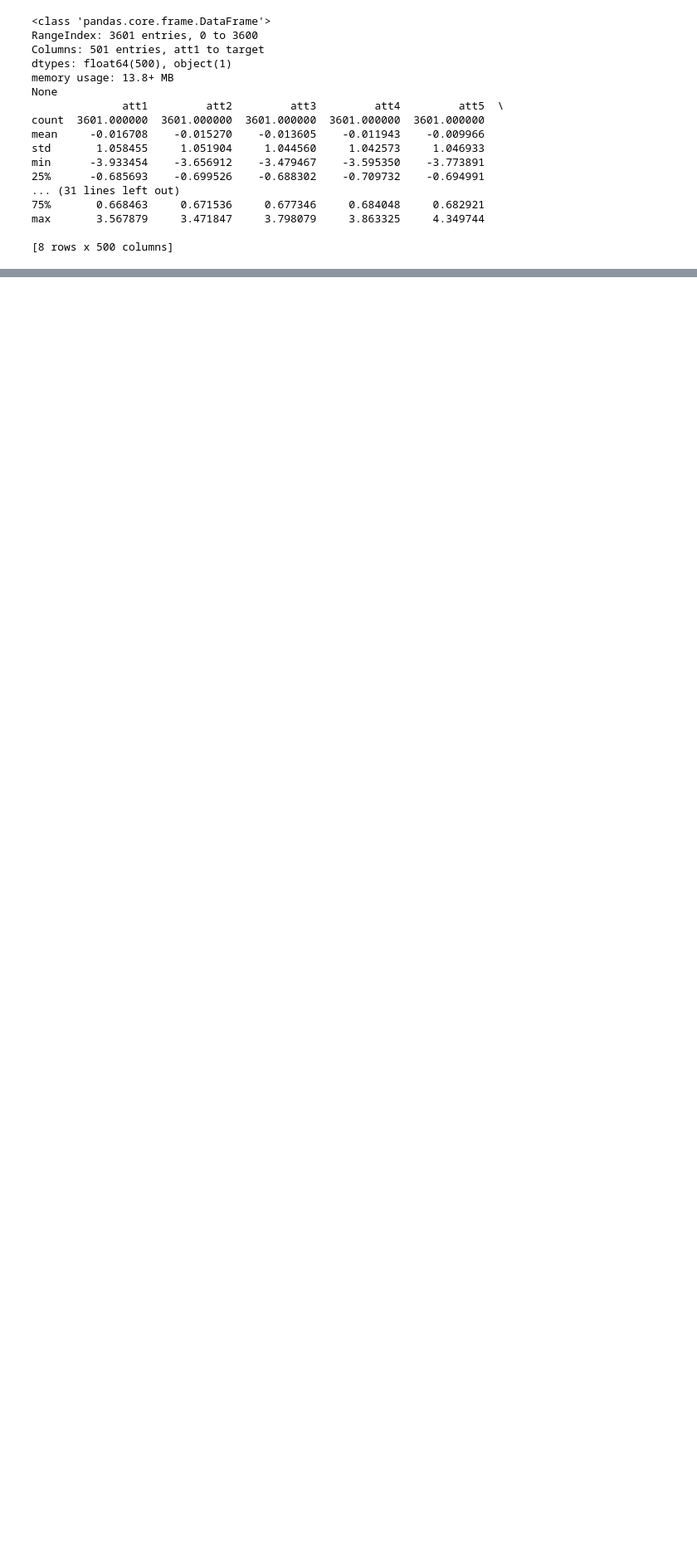
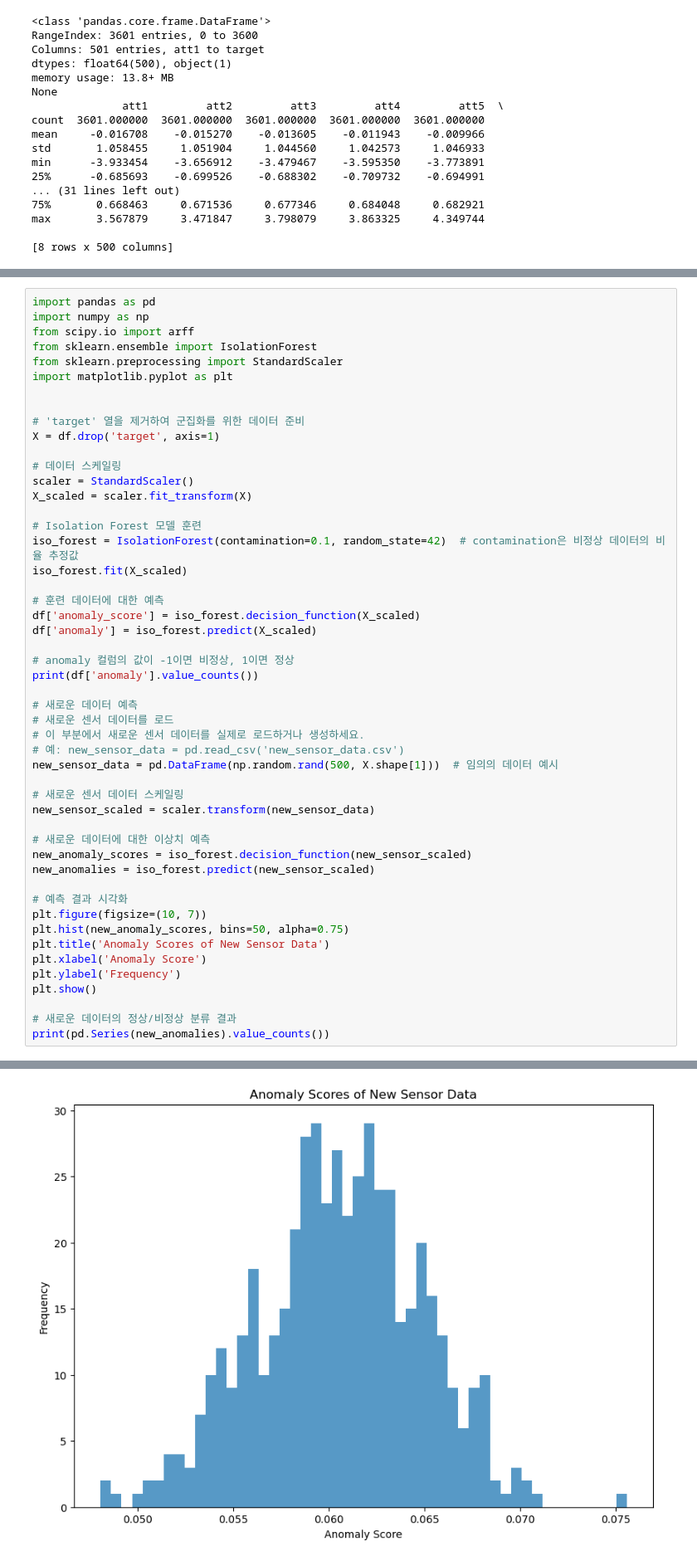
Before and after one commit to 1TAEKIM/Improvement-of-defect-rate, a Jupyter notebook: KMeans.ipynb, the cells around one changed output, grey strips where cells are left out. Shown at 83% size. Drawn from its saved outputs; the diff is of its cells as text; blank space fills up the shorter version.

```diff
--- a/KMeans.ipynb
+++ b/KMeans.ipynb
@@ -163,0 +242,51 @@ max       3.567879     3.471847     3.798079     3.863325     4.349744
+# %%
+import pandas as pd
+import numpy as np
+from scipy.io import arff
+from sklearn.ensemble import IsolationForest
+from sklearn.preprocessing import StandardScaler
+import matplotlib.pyplot as plt
+
+
+# 'target' 열을 제거하여 군집화를 위한 데이터 준비
+X = df.drop('target', axis=1)
+
+# 데이터 스케일링
+scaler = StandardScaler()
+X_scaled = scaler.fit_transform(X)
+
+# Isolation Forest 모델 훈련
+iso_forest = IsolationForest(contamination=0.1, random_state=42)  # contamination은 비정상 데이터의 비율 추정값
+iso_forest.fit(X_scaled)
+
+# 훈련 데이터에 대한 예측
+df['anomaly_score'] = iso_forest.decision_function(X_scaled)
+df['anomaly'] = iso_forest.predict(X_scaled)
+
+# anomaly 컬럼의 값이 -1이면 비정상, 1이면 정상
+print(df['anomaly'].value_counts())
+
+# 새로운 데이터 예측
+# 새로운 센서 데이터를 로드
+# 이 부분에서 새로운 센서 데이터를 실제로 로드하거나 생성하세요.
+# 예: new_sensor_data = pd.read_csv('new_sensor_data.csv')
+new_sensor_data = pd.DataFrame(np.random.rand(500, X.shape[1]))  # 임의의 데이터 예시
+
+# 새로운 센서 데이터 스케일링
+new_sensor_scaled = scaler.transform(new_sensor_data)
+
+# 새로운 데이터에 대한 이상치 예측
+new_anomaly_scores = iso_forest.decision_function(new_sensor_scaled)
+new_anomalies = iso_forest.predict(new_sensor_scaled)
+
+# 예측 결과 시각화
+plt.figure(figsize=(10, 7))
+plt.hist(new_anomaly_scores, bins=50, alpha=0.75)
+plt.title('Anomaly Scores of New Sensor Data')
+plt.xlabel('Anomaly Score')
+plt.ylabel('Frequency')
+plt.show()
+
+# 새로운 데이터의 정상/비정상 분류 결과
+print(pd.Series(new_anomalies).value_counts())
+# %% [output]
@@ -163,0 +297 @@ max       3.567879     3.471847     3.798079     3.863325     4.349744
+[figure, added]
```
Also changed, not shown: parts of 10 cells of this notebook, 3 other files.
